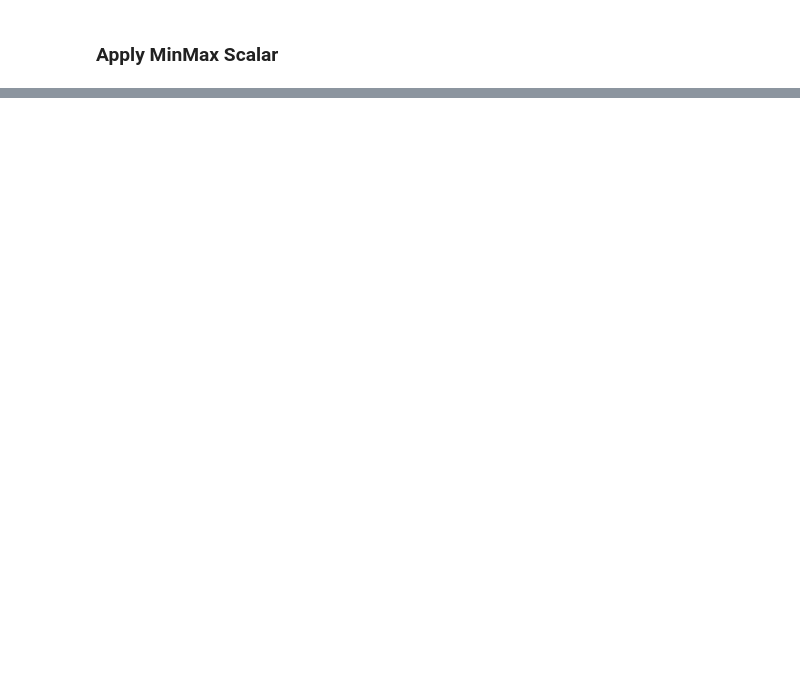
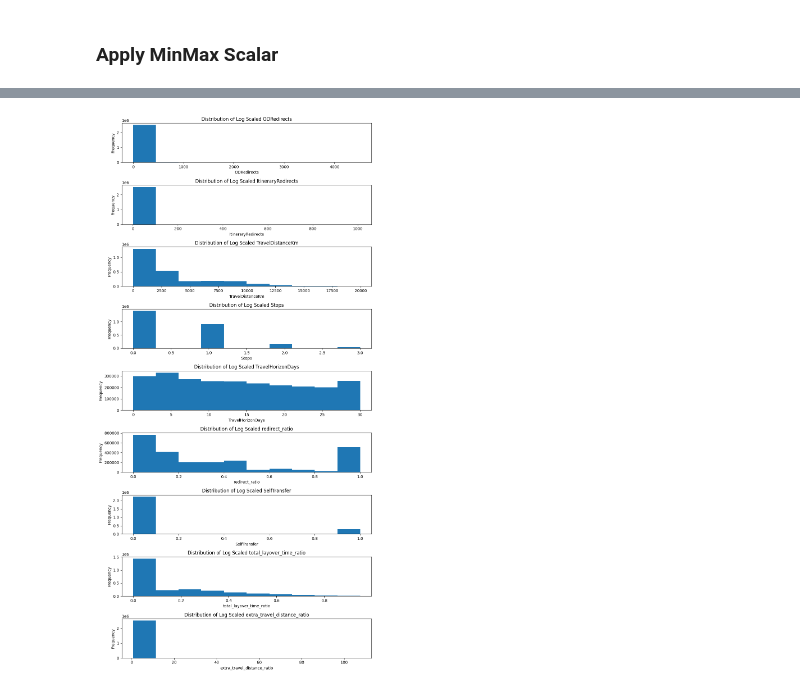
Before and after one commit to LaGenace/OptiFlyAi, a Jupyter notebook: Notebooks/ant_felix_arnaud_data.ipynb, the cells around one changed output, grey strips where cells are left out. Cells and saved outputs as stored; diff of their text form; code cells hidden in the pictures; blank space fills up the shorter version.

```diff
--- a/Notebooks/ant_felix_arnaud_data.ipynb
+++ b/Notebooks/ant_felix_arnaud_data.ipynb
@@ -311,0 +469,6 @@ shap.summary_plot(shap_values, X_test)
+# %%
+scaled_columns = ['ODRedirects', "ItineraryRedirects", 'TravelDistanceKm', 'Stops', 'TravelHorizonDays',
+                     'redirect_ratio', 'SelfTransfer',
+                     'total_layover_time_ratio', 'extra_travel_distance_ratio']
+
+scaled_data = processed_data[scaled_columns]
@@ -311,0 +495,2 @@ shap.summary_plot(shap_values, X_test)
+# %%
+scaled_data.dropna(inplace=True)
@@ -311,0 +501,8 @@ shap.summary_plot(shap_values, X_test)
+# %%
+scaled_data.loc[:, 'ODRedirects'] = np.log1p(scaled_data['ODRedirects']+ 1e-9)  # 1e-9 is a small constant to offset zero values
+scaled_data.loc[:, 'TravelDistanceKm'] = np.log1p(scaled_data['TravelDistanceKm']+ 1e-9)  # 1e-9 is a small constant to offset zero values
+scaled_data.loc[:, 'redirect_ratio'] = np.log1p(scaled_data['redirect_ratio']+ 1e-9)  # 1e-9 is a small constant to offset zero values
+scaled_data.loc[:, 'total_layover_time_ratio'] = np.log1p(scaled_data['total_layover_time_ratio']+ 1e-9)  # 1e-9 is a small constant to offset zero values
+scaled_data.loc[:, 'extra_travel_distance_ratio'] = np.log1p(scaled_data['extra_travel_distance_ratio']+ 1e-9)  # 1e-9 is a small constant to offset zero values
+# %%
+scaled_data.loc[:, "SelfTransfer"] = scaled_data["SelfTransfer"].astype(int)
@@ -311,0 +518,17 @@ shap.summary_plot(shap_values, X_test)
+# %%
+# Set a larger figure size for readability
+plt.figure(figsize=(10, 20))
+
+# Iterate over the columns and create a subplot for each
+for i, heading in enumerate(scaled_data.columns):
+    plt.subplot(len(scaled_data.columns), 1, i+1)
+    scaled_data[heading].plot.hist()
+    plt.title(f'Distribution of Log Scaled {heading}')
+    plt.xlabel(heading)
+    plt.ylabel('Frequency')
+
+# Adjust layout to prevent overlap
+plt.tight_layout()
+plt.show()
+# %% [output]
+[figure, added]
```
Also changed, not shown: parts of 42 cells of this notebook.
